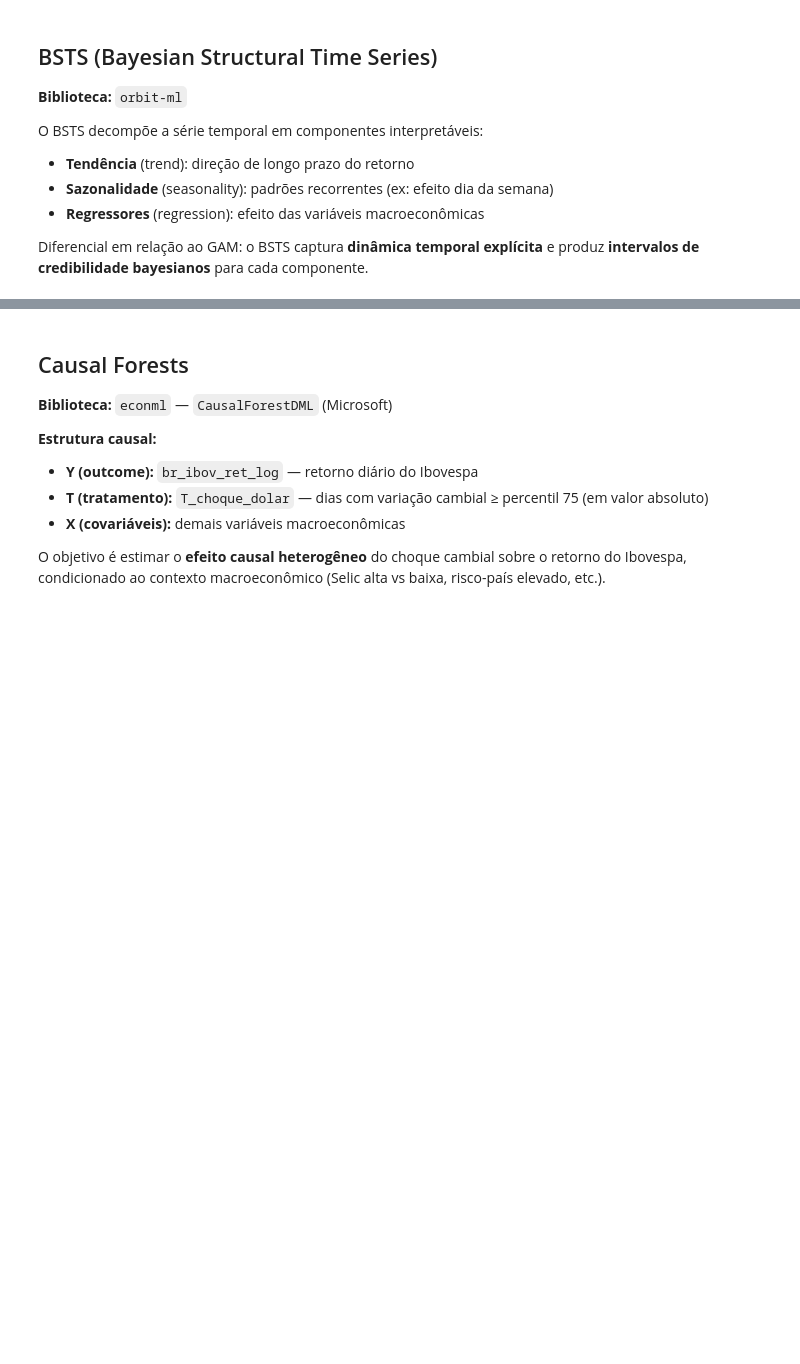
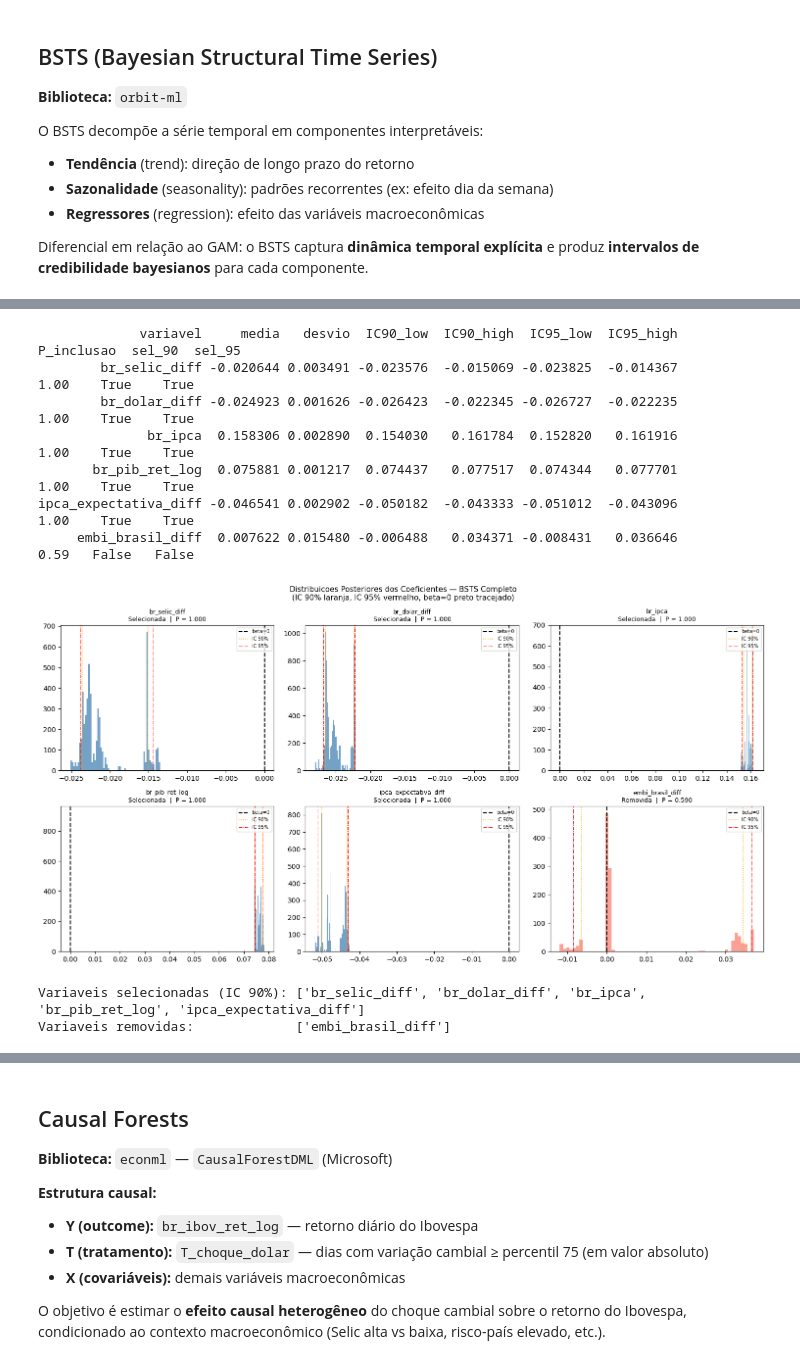
Before and after one commit to LucaoCodes/TCC, a Jupyter notebook: TCC.ipynb, the cells around one changed output, grey strips where cells are left out. Drawn from its saved outputs; the diff is of its cells as text; code cells hidden in the pictures; blank space fills up the shorter version.

```diff
--- a/TCC.ipynb
+++ b/TCC.ipynb
@@ -865,0 +1118,75 @@ print("\nExportados: bsts_train.csv, bsts_test.csv")
+# %%
+# Selecao automatica de variaveis — intervalos de credibilidade a 90% e 95%
+# Criterio: variavel selecionada se IC 90% nao cruza zero (P(sinal consistente) > 90%)
+if beta_full is None:
+    raise RuntimeError('Execute a celula anterior para obter beta_full')
+
+selecao = []
+for i, var in enumerate(ALL_REGRESSORS):
+    b = beta_full[:, i]
+    p5,  p10 = np.percentile(b, [5, 10])
+    p90, p95 = np.percentile(b, [90, 95])
+    prob_inc       = float(max((b > 0).mean(), (b < 0).mean()))
+    selecionada_90 = bool((p10 > 0) or (p90 < 0))
+    selecionada_95 = bool((p5  > 0) or (p95 < 0))
+    selecao.append({
+        'variavel':   var,
+        'media':      round(b.mean(),  6),
+        'desvio':     round(b.std(),   6),
+        'IC90_low':   round(p10, 6),
+        'IC90_high':  round(p90, 6),
+        'IC95_low':   round(p5,  6),
+        'IC95_high':  round(p95, 6),
+        'P_inclusao': round(prob_inc, 3),
+        'sel_90':     selecionada_90,
+        'sel_95':     selecionada_95,
+    })
+
+df_selecao = (pd.DataFrame(selecao)
+              .sort_values('P_inclusao', ascending=False)
+              .reset_index(drop=True))
+print(df_selecao.to_string(index=False))
+
+# Grafico: distribuicoes posteriores com IC marcados
+fig, axes = plt.subplots(2, 3, figsize=(15, 8))
+palette_sel = {True: 'steelblue', False: 'salmon'}
+
+for ax, (_, row) in zip(axes.flat, df_selecao.iterrows()):
+    i   = ALL_REGRESSORS.index(row['variavel'])
+    b   = beta_full[:, i]
+    cor = palette_sel[row['sel_90']]
+    ax.hist(b, bins=60, color=cor, alpha=0.75, density=True)
+    ax.axvline(0,              color='black',  lw=1.5, ls='--', label='beta=0')
+    ax.axvline(row['IC90_low'],  color='orange', lw=1.2, ls=':')
+    ax.axvline(row['IC90_high'], color='orange', lw=1.2, ls=':', label='IC 90%')
+    ax.axvline(row['IC95_low'],  color='red',    lw=0.8, ls='-.')
+    ax.axvline(row['IC95_high'], color='red',    lw=0.8, ls='-.', label='IC 95%')
+    status = 'Selecionada' if row['sel_90'] else 'Removida'
+    ax.set_title(f"{row['variavel']}\n{status}  |  P = {row['P_inclusao']:.3f}", fontsize=9)
+    ax.legend(fontsize=7, loc='upper right')
+
+plt.suptitle(
+    'Distribuicoes Posteriores dos Coeficientes — BSTS Completo\n'
+    '(IC 90% laranja, IC 95% vermelho, beta=0 preto tracejado)', fontsize=11)
+plt.tight_layout()
+plt.show()
+
+REGRESSORS_SELECTED = df_selecao[df_selecao['sel_90']]['variavel'].tolist()
+REGRESSORS_REMOVED  = df_selecao[~df_selecao['sel_90']]['variavel'].tolist()
+print(f'\nVariaveis selecionadas (IC 90%): {REGRESSORS_SELECTED}')
+print(f'Variaveis removidas:             {REGRESSORS_REMOVED}')
+
+if not REGRESSORS_SELECTED:
+    print('\nAVISO: nenhuma variavel selecionada — usando todas (prior muito conservador)')
+    REGRESSORS_SELECTED = ALL_REGRESSORS
+# %% [output]
+             variavel     media   desvio  IC90_low  IC90_high  IC95_low  IC95_high  P_inclusao  sel_90  sel_95
+        br_selic_diff -0.020644 0.003491 -0.023576  -0.015069 -0.023825  -0.014367        1.00    True    True
+        br_dolar_diff -0.024923 0.001626 -0.026423  -0.022345 -0.026727  -0.022235        1.00    True    True
+              br_ipca  0.158306 0.002890  0.154030   0.161784  0.152820   0.161916        1.00    True    True
+       br_pib_ret_log  0.075881 0.001217  0.074437   0.077517  0.074344   0.077701        1.00    True    True
+ipca_expectativa_diff -0.046541 0.002902 -0.050182  -0.043333 -0.051012  -0.043096        1.00    True    True
+     embi_brasil_diff  0.007622 0.015480 -0.006488   0.034371 -0.008431   0.036646        0.59   False   False
+[figure, added]
+Variaveis selecionadas (IC 90%): ['br_selic_diff', 'br_dolar_diff', 'br_ipca', 'br_pib_ret_log', 'ipca_expectativa_diff']
+Variaveis removidas:             ['embi_brasil_diff']
```
Also changed, not shown: parts of 27 cells of this notebook.
